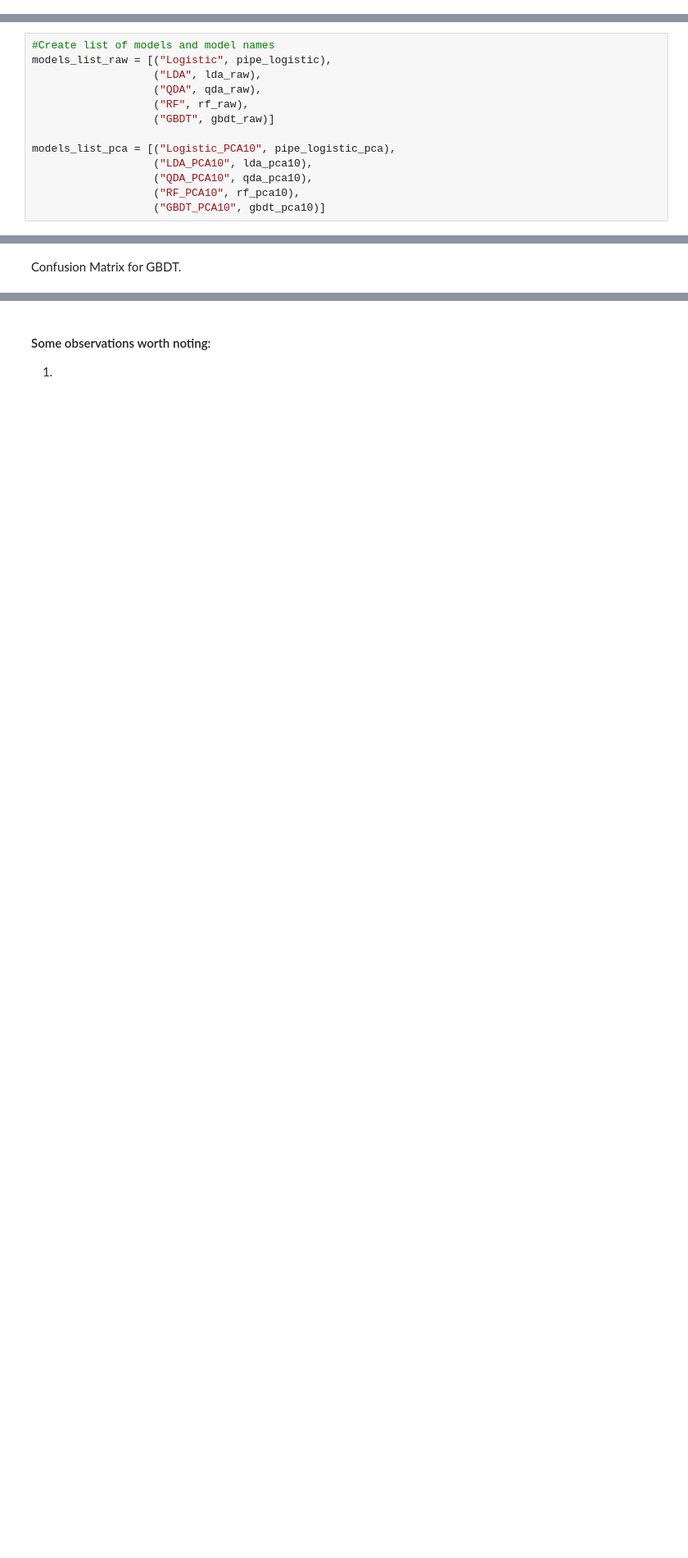
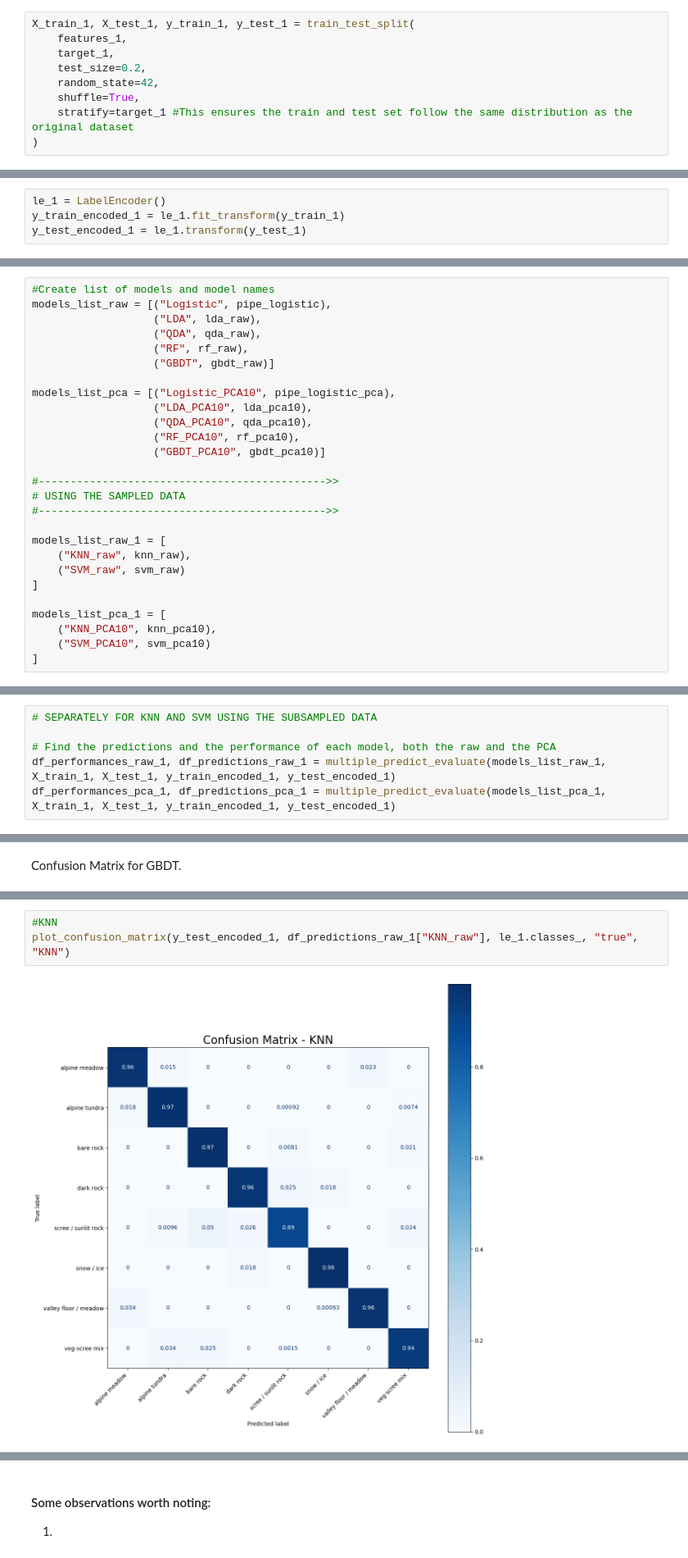
Before and after one commit to Mihneapiuaru/ml_project, a Jupyter notebook: task1_updated.ipynb, the cells around one changed output, grey strips where cells are left out. Shown at 82% size. Saved outputs shown, nothing was run; the diff lists cells and outputs as text; blank space fills up the shorter version.

```diff
--- a/task1_updated.ipynb
+++ b/task1_updated.ipynb
@@ -518,2 +532,11 @@ X_train, X_test, y_train, y_test = train_test_split(
+# %%
+X_train_1, X_test_1, y_train_1, y_test_1 = train_test_split(
+    features_1,
+    target_1,
+    test_size=0.2,
+    random_state=42,
+    shuffle=True,
+    stratify=target_1 #This ensures the train and test set follow the same distribution as the original dataset
+)
 # %%
 print(f"\n Number of observations in the training set: {X_train.shape[0]}", f"\n Number of observations in the test set: {X_test.shape[0]}")
@@ -554,3 +583,7 @@ y_test_endoced = le.transform(y_test)
+# %%
+le_1 = LabelEncoder()
+y_train_encoded_1 = le_1.fit_transform(y_train_1)
+y_test_encoded_1 = le_1.transform(y_test_1)
 # %% [markdown]
 Training target
 # %%
@@ -736,6 +845,20 @@ models_list_pca = [("Logistic_PCA10", pipe_logistic_pca),
                    ("QDA_PCA10", qda_pca10),
                    ("RF_PCA10", rf_pca10),
                    ("GBDT_PCA10", gbdt_pca10)]
+
+#--------------------------------------------->>
+# USING THE SAMPLED DATA
+#--------------------------------------------->>
+
+models_list_raw_1 = [
+    ("KNN_raw", knn_raw),
+    ("SVM_raw", svm_raw)
+]
+
+models_list_pca_1 = [
+    ("KNN_PCA10", knn_pca10),
+    ("SVM_PCA10", svm_pca10)
+]
 # %% [markdown]
 Find the performance and predictions of each model on the test set.
 # %%
@@ -754,5 +884,11 @@ Please also refer to the documentation for alternative solver options:
 # %% [markdown]
 Performances of each model on the test set.
+# %%
+# SEPARATELY FOR KNN AND SVM USING THE SUBSAMPLED DATA
+
+# Find the predictions and the performance of each model, both the raw and the PCA
+df_performances_raw_1, df_predictions_raw_1 = multiple_predict_evaluate(models_list_raw_1, X_train_1, X_test_1, y_train_encoded_1, y_test_encoded_1)
+df_performances_pca_1, df_predictions_pca_1 = multiple_predict_evaluate(models_list_pca_1, X_train_1, X_test_1, y_train_encoded_1, y_test_encoded_1)
 # %%
 df_performances_raw = df_performances_raw.set_index("model")
 df_performances_raw
@@ -908,2 +1128,7 @@ plot_confusion_matrix(y_test_endoced, df_predictions_pca["GBDT_PCA10"], le.class
 # %% [output]
 [figure]
+# %%
+#KNN
+plot_confusion_matrix(y_test_encoded_1, df_predictions_raw_1["KNN_raw"], le_1.classes_, "true", "KNN")
+# %% [output]
+[figure, added]
```
Also changed, not shown: parts of 36 cells of this notebook.
